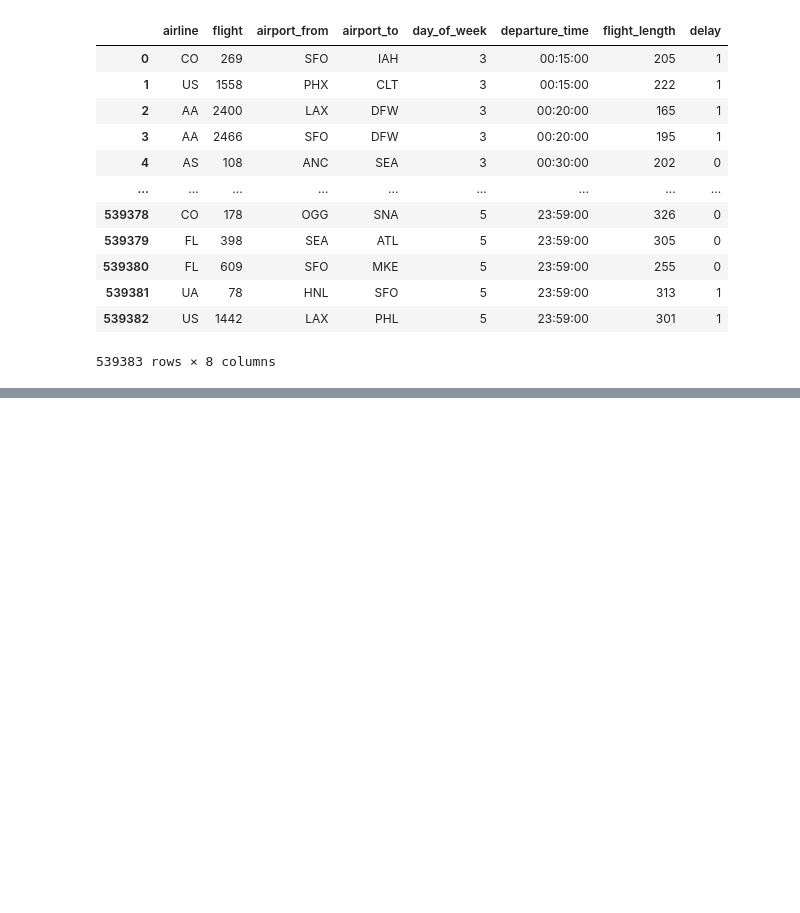
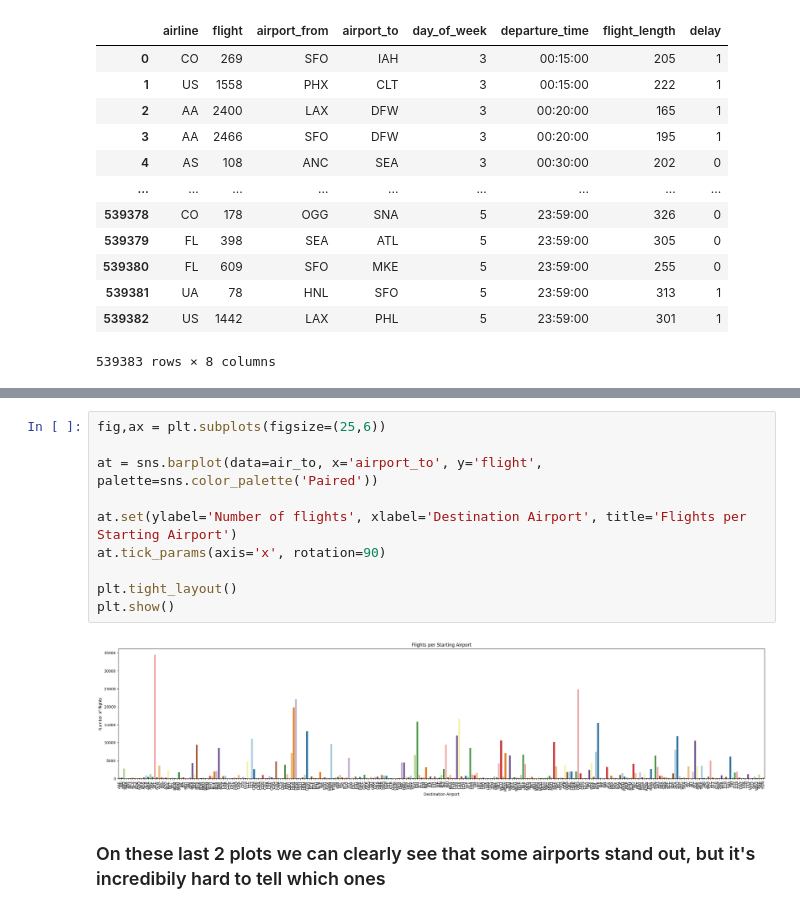
Before and after one commit to GuiMacc/final_bootcamp_project, a Jupyter notebook: Notebooks/eda.ipynb, the cells around one changed output, grey strips where cells are left out. Drawn from its saved outputs; the diff is of its cells as text; blank space fills up the shorter version.

```diff
--- a/Notebooks/eda.ipynb
+++ b/Notebooks/eda.ipynb
@@ -48,0 +139,14 @@ clean.groupby(['airline', 'delay']).agg({'delay':'count'})
+# %%
+fig,ax = plt.subplots(figsize=(25,6))
+
+at = sns.barplot(data=air_to, x='airport_to', y='flight', palette=sns.color_palette('Paired'))
+
+at.set(ylabel='Number of flights', xlabel='Destination Airport', title='Flights per Starting Airport')
+at.tick_params(axis='x', rotation=90)
+
+plt.tight_layout()
+plt.show()
+# %% [output]
+[figure, added]
+# %% [markdown]
+### On these last 2 plots we can clearly see that some airports stand out, but it's incredibily hard to tell which ones
```
Also changed, not shown: parts of 14 cells of this notebook, 1 other file.
